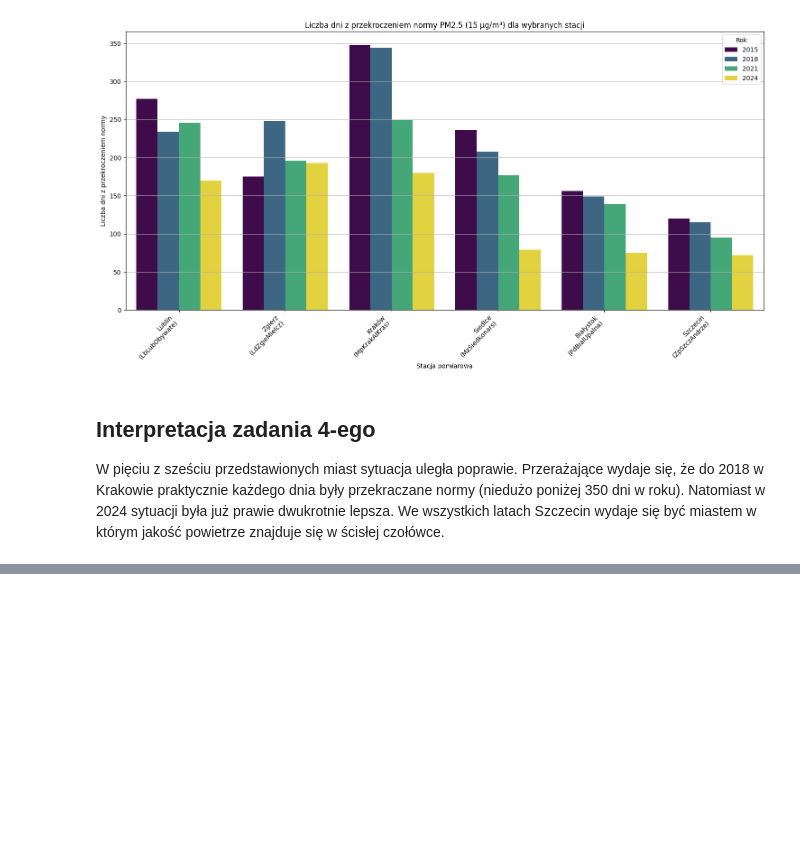
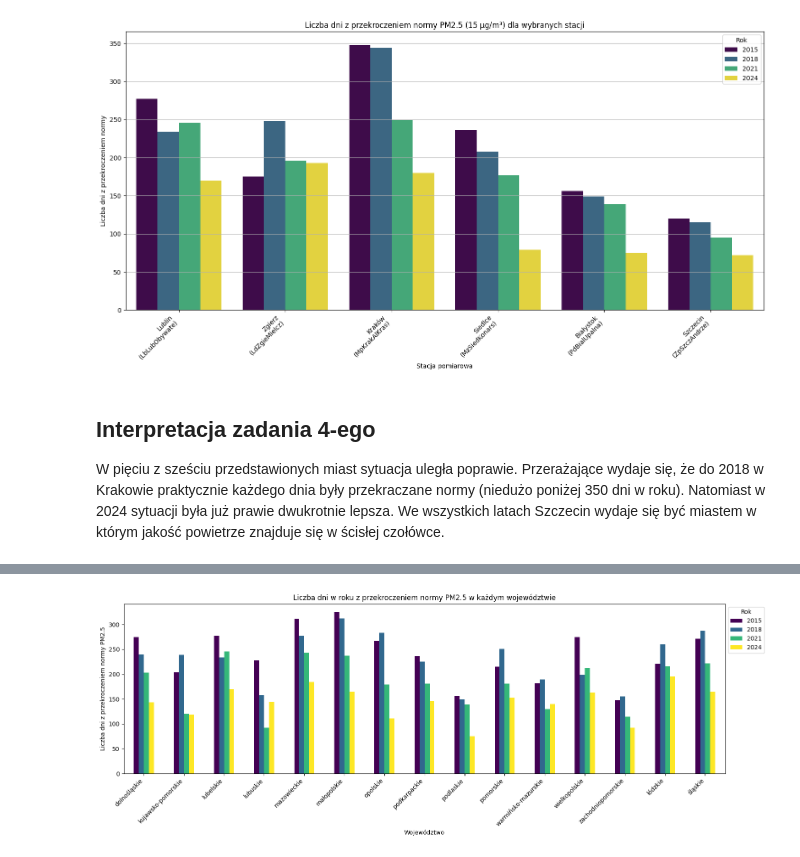
Before and after one commit to ejhuus/ZTP3_gr3, a Jupyter notebook: main.ipynb, the cells around one changed output, grey strips where cells are left out. Drawn from its saved outputs; the diff is of its cells as text; code cells hidden in the pictures; blank space fills up the shorter version.

```diff
--- a/main.ipynb
+++ b/main.ipynb
@@ -224,0 +279,2 @@ W pięciu z sześciu przedstawionych miast sytuacja uległa poprawie. Przerażaj
+# %%
+exceeded_voi = calculate_norm_exceeded_voivodeships(daily_means_df, VOIVODESHIPS, WHO_NORM, YEARS)
@@ -224,0 +288,5 @@ W pięciu z sześciu przedstawionych miast sytuacja uległa poprawie. Przerażaj
+# %%
+
+plot_voivod_exceeded(exceeded_voi)
+# %% [output]
+[figure, added]
```
Also changed, not shown: parts of 8 cells of this notebook, 3 other files.
